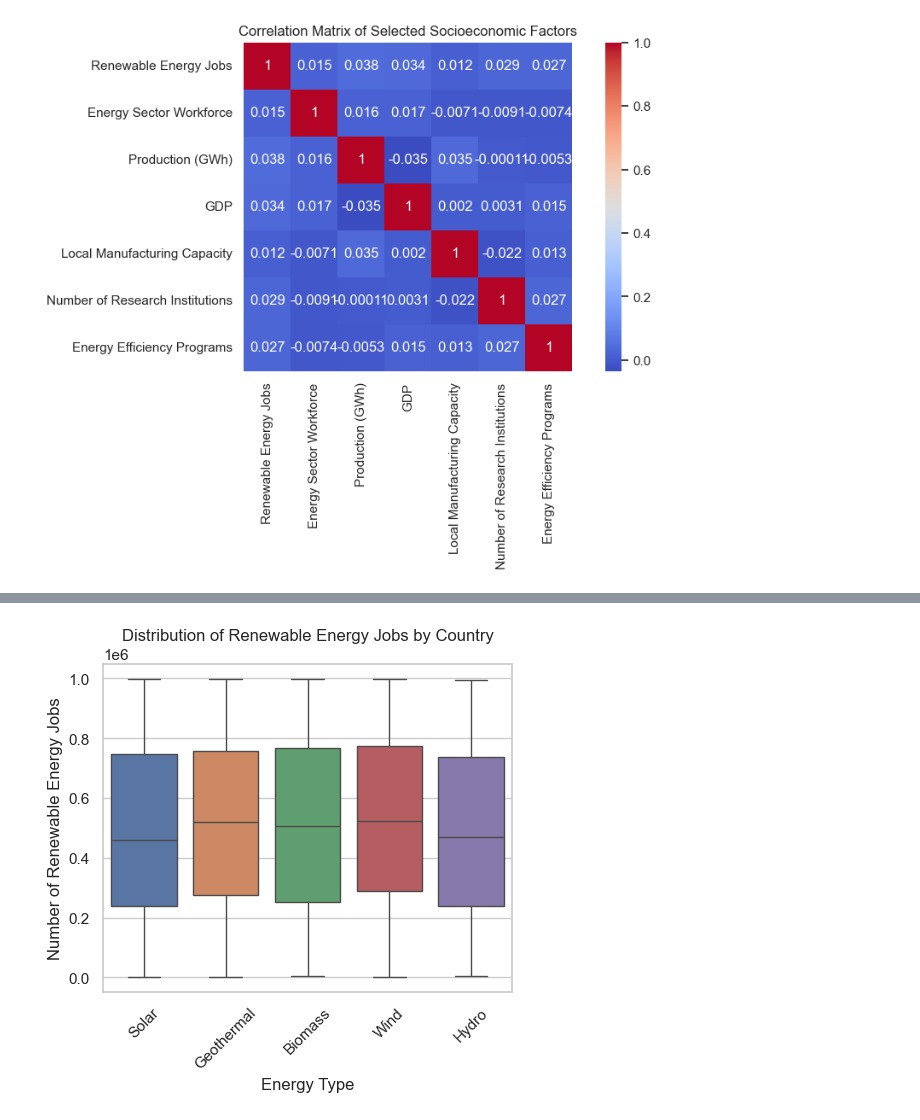
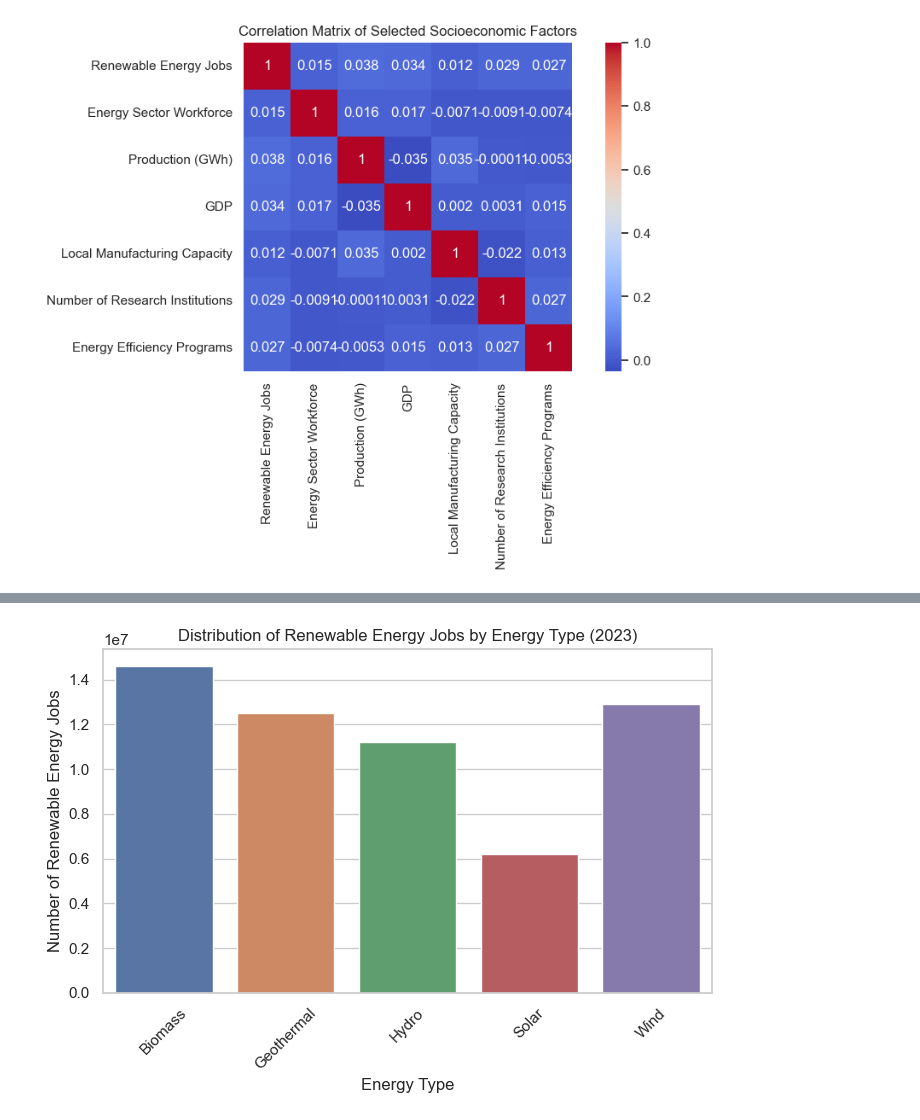
Before and after one commit to arnelimperial/greenergy, a Jupyter notebook: eda1.ipynb, the cells around one changed output, grey strips where cells are left out. Cells and saved outputs as stored; diff of their text form; code cells hidden in the pictures.

```diff
--- a/eda1.ipynb
+++ b/eda1.ipynb
@@ -362,5 +364,13 @@ plt.show()
-# %%
-# Distribution by Energy Type
-plt.figure(figsize=(5, 5))
-# %% [output]
-[figure, removed]
+# %%
+# Distribution Renewable Energy Jobs by Energy Type (2023)
+energy_type_2023 = df_2023.groupby('Energy Type')['Renewable Energy Jobs'].sum().reset_index()
+plt.figure(figsize=(7, 5))
+sns.barplot(x='Energy Type', y='Renewable Energy Jobs', data=energy_type_2023, hue='Energy Type')
+plt.title('Distribution of Renewable Energy Jobs by Energy Type (2023)')
+plt.xlabel('Energy Type')
+plt.ylabel('Number of Renewable Energy Jobs')
+plt.xticks(rotation=45)
+plt.tight_layout()
+plt.show()
+# %% [output]
+[figure, added]
```
Also changed, not shown: parts of 3 cells of this notebook.
